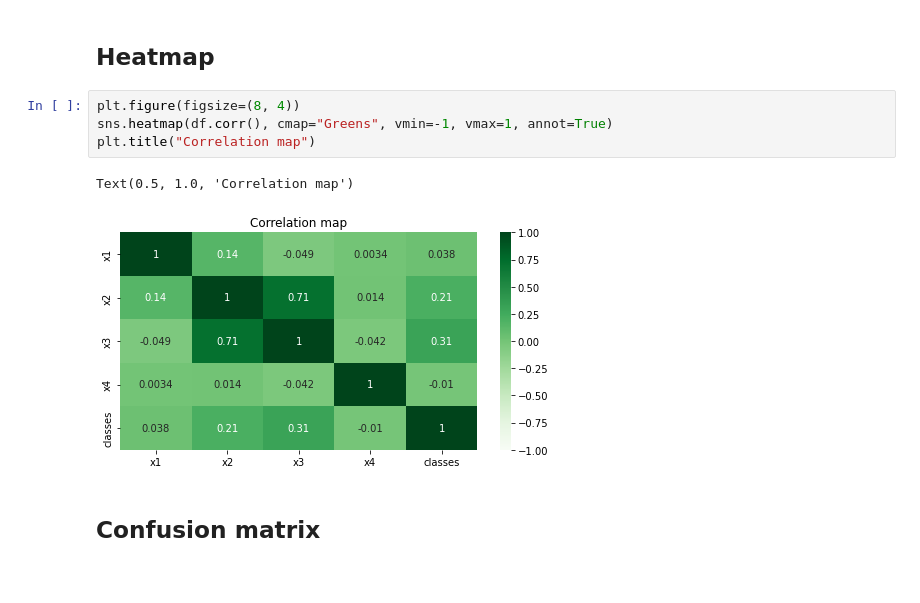
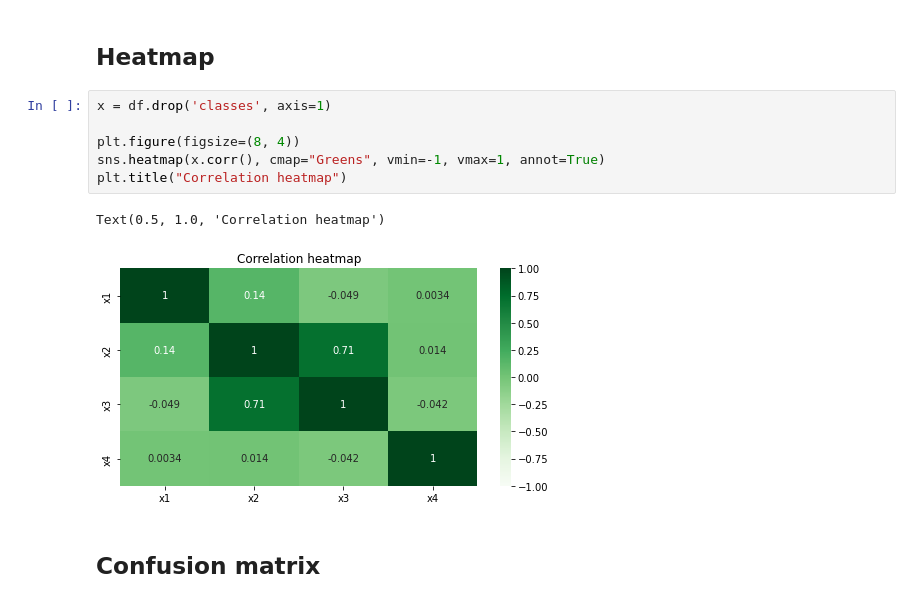
Before and after one commit to jurilents/ml-2021, a Jupyter notebook: Practice1/main.ipynb, the cells around one changed output. Cells and saved outputs as stored; diff of their text form.

```diff
--- a/Practice1/main.ipynb
+++ b/Practice1/main.ipynb
@@ -93,12 +91,14 @@ scatterplot(axes[1], df, "x2", "x3", "classes")
 # %% [markdown]
 ## Heatmap
 # %%
+x = df.drop('classes', axis=1)
+
 plt.figure(figsize=(8, 4))
-sns.heatmap(df.corr(), cmap="Greens", vmin=-1, vmax=1, annot=True)
-plt.title("Correlation map")
+sns.heatmap(x.corr(), cmap="Greens", vmin=-1, vmax=1, annot=True)
+plt.title("Correlation heatmap")
 # %% [output]
-Text(0.5, 1.0, 'Correlation map')
+Text(0.5, 1.0, 'Correlation heatmap')
-[figure, old version]
+[figure, new version]
 # %% [markdown]
 ## Confusion matrix
 # %%
```
Also changed, not shown: parts of 2 cells of this notebook.
